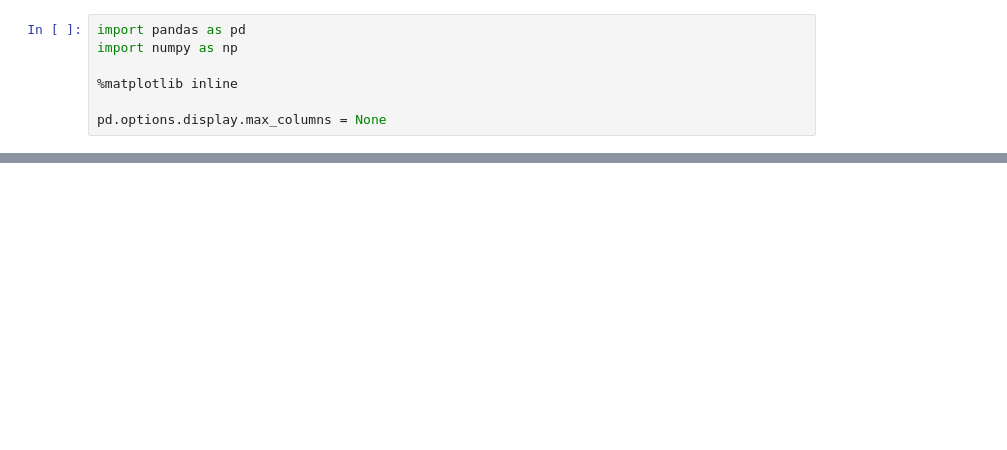
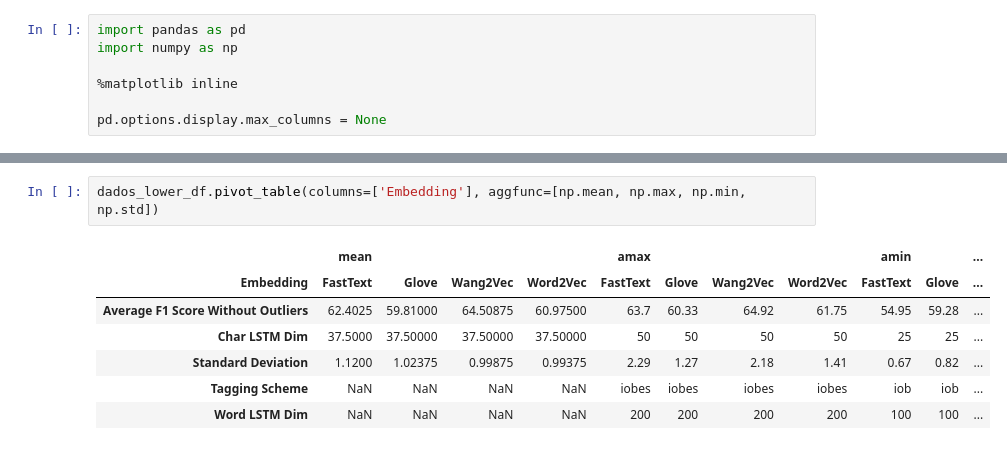
Before and after one commit to pvcastro/deeplearningufg, a Jupyter notebook: artigo_propor_2018/Portuguese Tagger Stats.ipynb, the cells around one changed output, grey strips where cells are left out. Saved outputs shown, nothing was run; the diff lists cells and outputs as text; blank space fills up the shorter version.

```diff
--- a/artigo_propor_2018/Portuguese Tagger Stats.ipynb
+++ b/artigo_propor_2018/Portuguese Tagger Stats.ipynb
@@ -362,0 +171,10 @@ processos_arquivados_df.sort_values(by='Numero')
+# %%
+dados_lower_df.pivot_table(columns=['Embedding'], aggfunc=[np.mean, np.max, np.min, np.std])
+# %% [output]
+|  | mean |  |  |  | amax |  |  |  | amin |  | ... |
+| Embedding | FastText | Glove | Wang2Vec | Word2Vec | FastText | Glove | Wang2Vec | Word2Vec | FastText | Glove | ... |
+| Average F1 Score Without Outliers | 62.4025 | 59.81000 | 64.50875 | 60.97500 | 63.7 | 60.33 | 64.92 | 61.75 | 54.95 | 59.28 | ... |
+| Char LSTM Dim | 37.5000 | 37.50000 | 37.50000 | 37.50000 | 50 | 50 | 50 | 50 | 25 | 25 | ... |
+| Standard Deviation | 1.1200 | 1.02375 | 0.99875 | 0.99375 | 2.29 | 1.27 | 2.18 | 1.41 | 0.67 | 0.82 | ... |
+| Tagging Scheme | NaN | NaN | NaN | NaN | iobes | iobes | iobes | iobes | iob | iob | ... |
+| Word LSTM Dim | NaN | NaN | NaN | NaN | 200 | 200 | 200 | 200 | 100 | 100 | ... |
```
Also changed, not shown: parts of 38 cells of this notebook, 2 other files.
